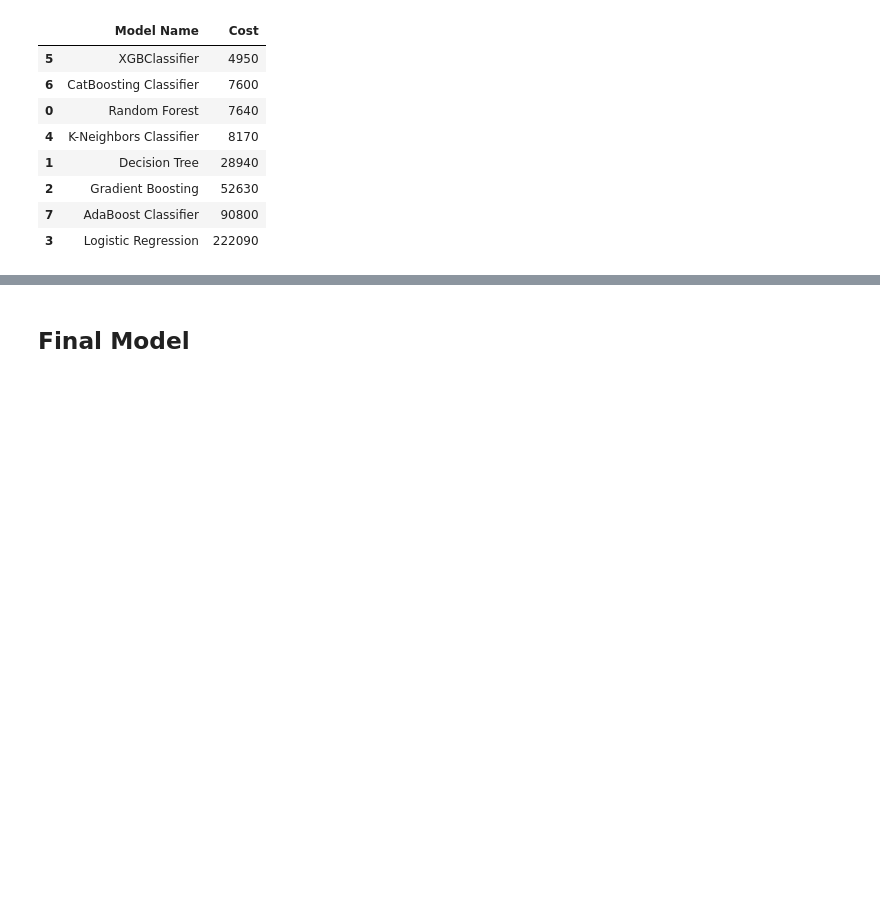
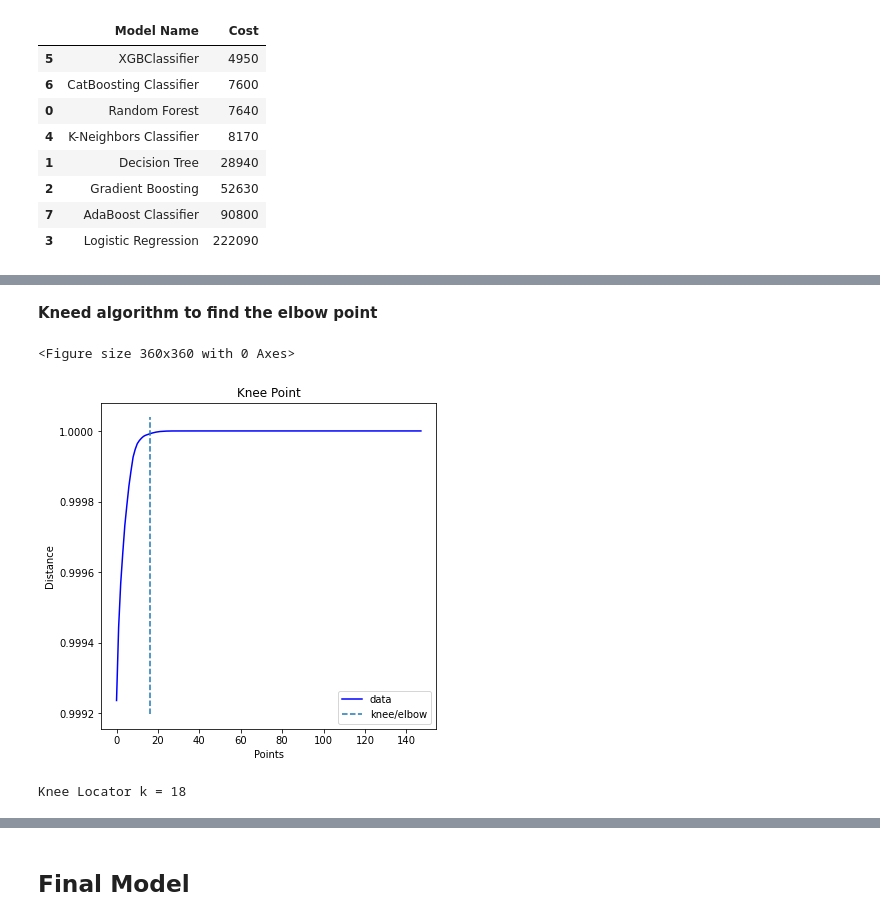
Before and after one commit to iftesha1/APS_Sensor-Fault--Detection, a Jupyter notebook: notebooks/Scania_APS_failure_prediction.ipynb, the cells around one changed output, grey strips where cells are left out. Saved outputs shown, nothing was run; the diff lists cells and outputs as text; code cells hidden in the pictures; blank space fills up the shorter version.

```diff
--- a/notebooks/Scania_APS_failure_prediction.ipynb
+++ b/notebooks/Scania_APS_failure_prediction.ipynb
@@ -638,0 +644,36 @@ report_mean
+# %%
+pca_pipeline = Pipeline(steps=[
+    ('Imputer', SimpleImputer(strategy='constant', fill_value=0)),
+    ('RobustScaler', RobustScaler())
+])
+# %%
+X_pca = pca_pipeline.fit_transform(X)
+# %%
+#Applying PCA
+from sklearn.decomposition import PCA
+var_ratio={}
+for n in range(2,150):
+    pc=PCA(n_components=n)
+    df_pca=pc.fit(X_pca)
+    var_ratio[n]=sum(df_pca.explained_variance_ratio_)
+# %% [markdown]
+**Kneed algorithm to find the elbow point**
+# %%
+from kneed import KneeLocator
+
+i = np.arange(len(var_ratio))
+variance_ratio= list(var_ratio.values())
+components=  list(var_ratio.keys())
+knee = KneeLocator(i, variance_ratio, S=1, curve='concave', interp_method='polynomial')
+
+fig = plt.figure(figsize=(5, 5))
+knee.plot_knee()
+plt.xlabel("Points")
+plt.ylabel("Distance")
+plt.show()
+k= components[knee.knee]
+print('Knee Locator k =', k)
+# %% [output]
+<Figure size 360x360 with 0 Axes>
+[figure, added]
+Knee Locator k = 18
```
Also changed, not shown: parts of 10 cells of this notebook.
